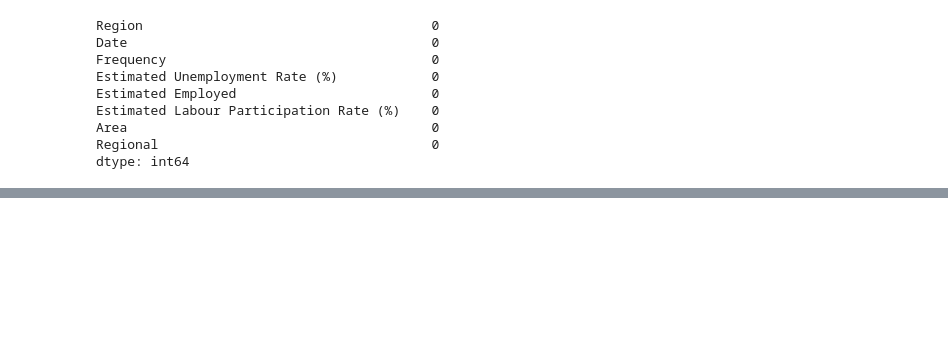
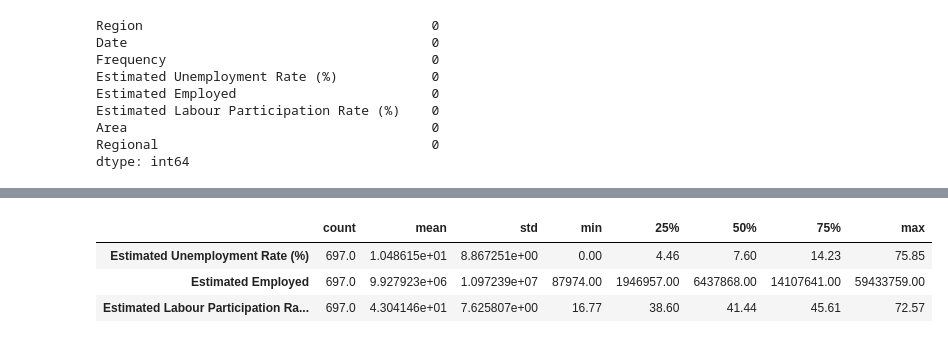
Before and after one commit to AnuraagaNath/CBTC, a Jupyter notebook: Unemployment Analysis/analysis.ipynb, the cells around one changed output, grey strips where cells are left out. Cells and saved outputs as stored; diff of their text form; code cells hidden in the pictures; blank space fills up the shorter version.

```diff
--- a/Unemployment Analysis/analysis.ipynb
+++ b/Unemployment Analysis/analysis.ipynb
@@ -231,3 +275,10 @@ def getRegionWisePlots(y):
+# %%
+result.describe().T
+# %% [output]
+|  | count | mean | std | min | 25% | 50% | 75% | max |
+| Estimated Unemployment Rate (%) | 697.0 | 1.048615e+01 | 8.867251e+00 | 0.00 | 4.46 | 7.60 | 14.23 | 75.85 |
+| Estimated Employed | 697.0 | 9.927923e+06 | 1.097239e+07 | 87974.00 | 1946957.00 | 6437868.00 | 14107641.00 | 59433759.00 |
+| Estimated Labour Participation Ra... | 697.0 | 4.304146e+01 | 7.625807e+00 | 16.77 | 38.60 | 41.44 | 45.61 | 72.57 |
 # %%
 # getRegionWisePlots('Estimated Unemployment Rate (%)')
 # %%
```
Also changed, not shown: parts of 6 cells of this notebook, 5 other files.
